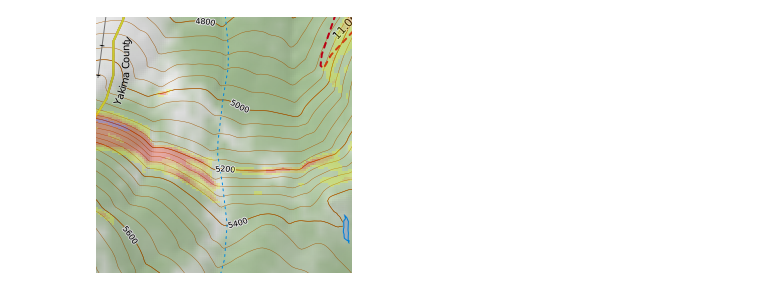
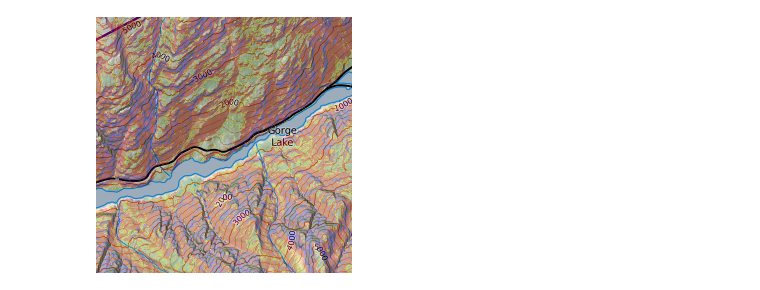
Before and after one commit to asford/tilesource, a Jupyter notebook: workspace/scratch.ipynb, the cells around one changed output. Drawn from its saved outputs; the diff is of its cells as text; code cells hidden in the pictures.

Commit message:
Initial composite index page.
Refactor tilesource into submodule to support notebook-based testing.
Add leaflet-based composite index page.

```diff
--- a/workspace/scratch.ipynb
+++ b/workspace/scratch.ipynb
@@ -31 +3,4 @@ tile_sources = {
+# %%
+import tilesource
+tilesource = reload(tilesource)
 # %%
@@ -65,4 +12,12 @@ composite = overlay_image(tile_images["mb"], clip_image_alpha(tile_images["fs"],
-# %%
-composite
-# %% [output]
-[figure, removed]
+# %%
+test_tile = dict(
+    z = 13,
+    x = 1338,
+    y = 2823
+)
+# %%
+tile_images = tilesource.source_images(**test_tile)
+# %%
+tilesource.overlay_image(tile_images["mb"], tilesource.clip_image_alpha(tile_images["fs"], 64))
+# %% [output]
+[figure, added]
```
Also changed, not shown: parts of 8 cells of this notebook, 4 other files.
